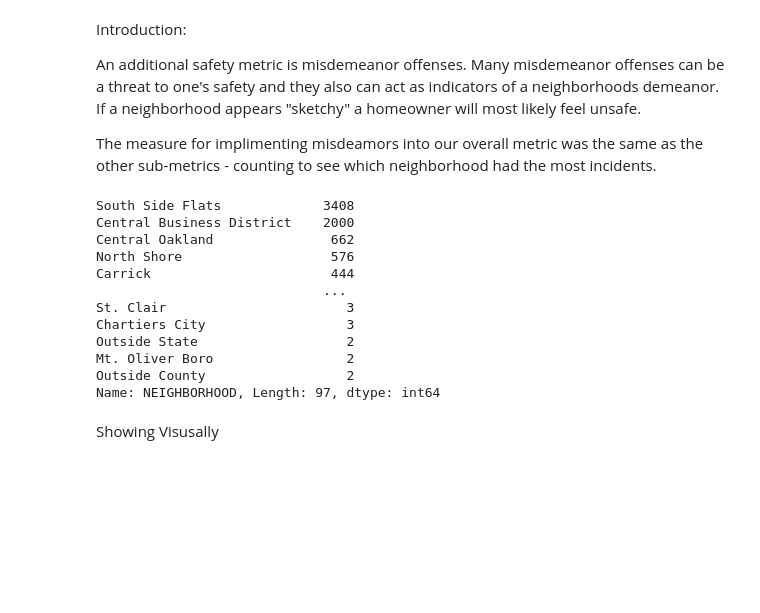
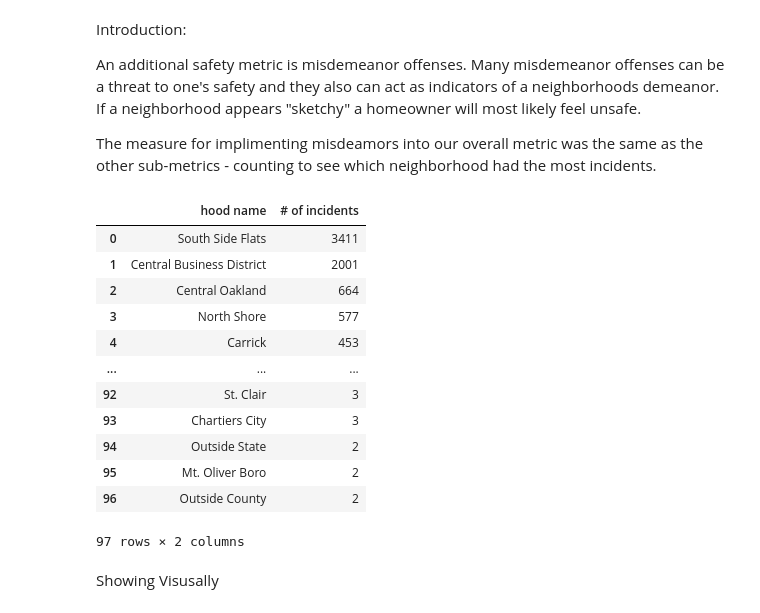
Before and after one commit to jreed2023/FinalProject, a Jupyter notebook: Citation.ipynb, the cells around one changed output. Saved outputs shown, nothing was run; the diff lists cells and outputs as text; code cells hidden in the pictures; blank space fills up the shorter version.

```diff
--- a/Citation.ipynb
+++ b/Citation.ipynb
@@ -14,20 +14,21 @@ data = pd.read_csv("https://data.wprdc.org/datastore/dump/6b11e87d-1216-463d-bbd
-# %%
-nhood = data['NEIGHBORHOOD']
-counts = data['NEIGHBORHOOD'].value_counts()
-counts
-# %% [output]
-South Side Flats             3408
-Central Business District    2000
-Central Oakland               662
-North Shore                   576
-Carrick                       444
-                             ...
-St. Clair                       3
-Chartiers City                  3
-Outside State                   2
-Mt. Oliver Boro                 2
-Outside County                  2
-Name: NEIGHBORHOOD, Length: 97, dtype: int64
+# %%
+df_citation_frame = citation_data['NEIGHBORHOOD'].value_counts().reset_index()
+df_citation_frame.columns = ['hood name', '# of incidents']
+df_citation_frame
+# %% [output]
+|  | hood name | # of incidents |
+| 0 | South Side Flats | 3411 |
+| 1 | Central Business District | 2001 |
+| 2 | Central Oakland | 664 |
+| 3 | North Shore | 577 |
+| 4 | Carrick | 453 |
+| ... | ... | ... |
+| 92 | St. Clair | 3 |
+| 93 | Chartiers City | 3 |
+| 94 | Outside State | 2 |
+| 95 | Mt. Oliver Boro | 2 |
+| 96 | Outside County | 2 |
+97 rows × 2 columns
 # %% [markdown]
 Showing Visusally
 # %%
```
Also changed, not shown: parts of 11 cells of this notebook.
